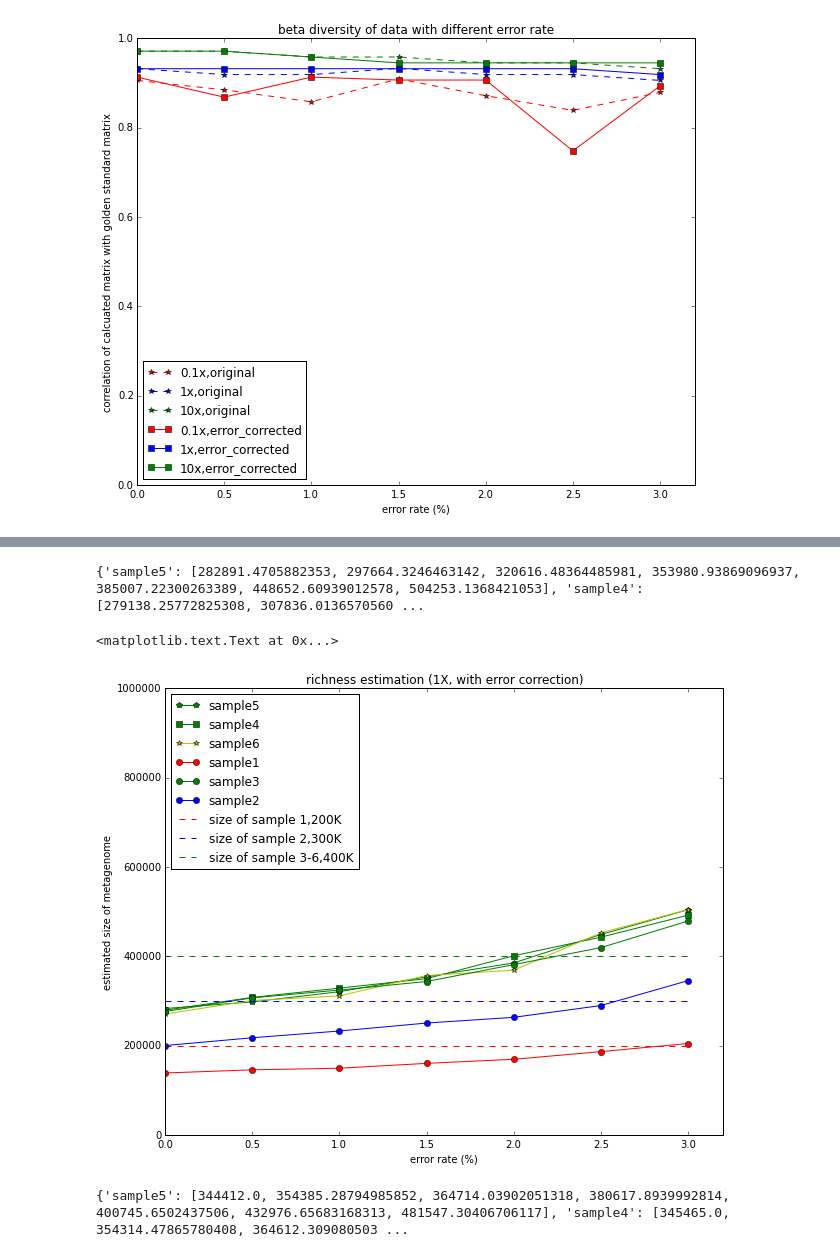
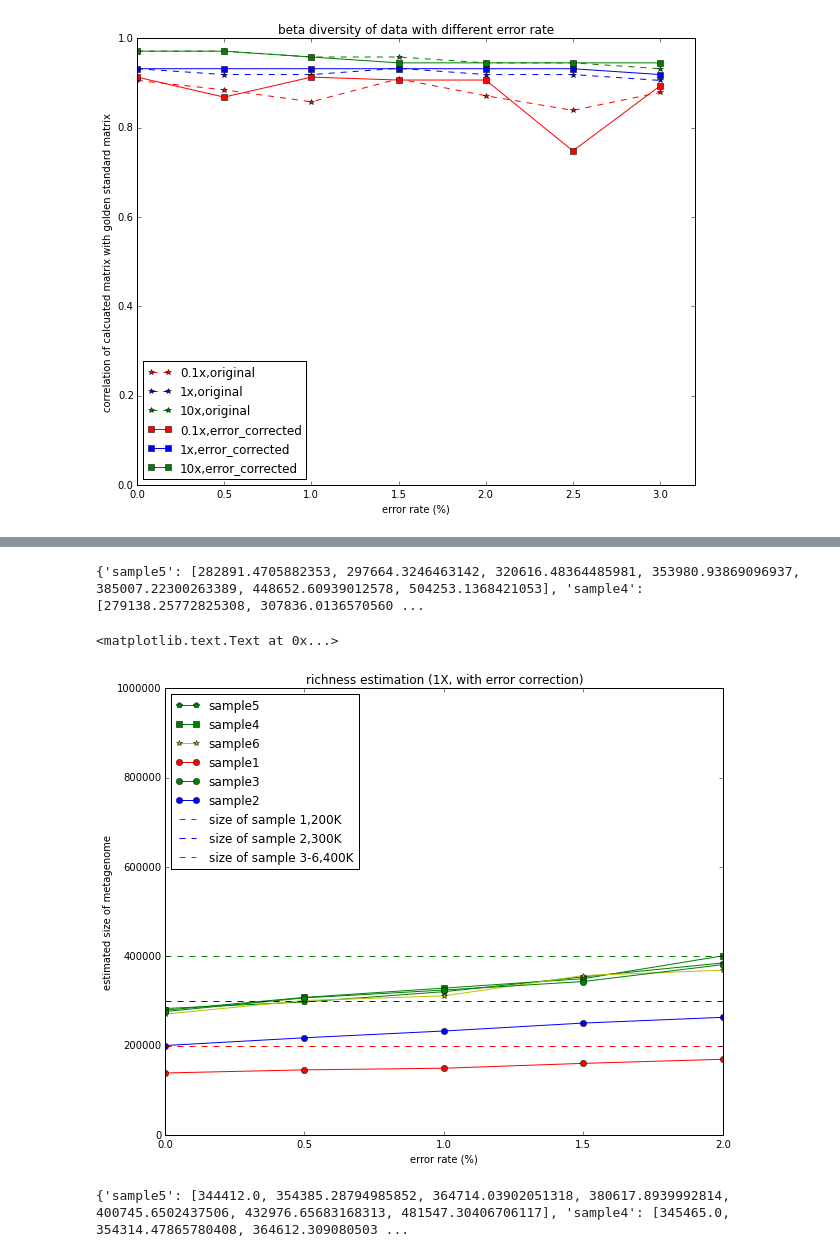
Before and after one commit to qingpeng/2013-diversity, a Jupyter notebook: notebook/influence of error rate.ipynb, the cells around one changed output, grey strips where cells are left out. Drawn from its saved outputs; the diff is of its cells as text; code cells hidden in the pictures.

```diff
--- a/notebook/influence of error rate.ipynb
+++ b/notebook/influence of error rate.ipynb
@@ -116,31 +116,31 @@ plt.title('richness estimation (0.1X, with error correction)')
 # %%
 number = {}
 color = {'sample1':'r-o','sample2':'b-o','sample3':'g-o','sample4':'g-s','sample5':'g-p','sample6':'y-*'}
 for df in alpha[1.0]:
     for c in color:
         try:
             number[c].append(df[c])
         except:
             number[c] = [df[c]]
 print number
 plt.figure(figsize=(10, 8))
 for c in color:
     plt.plot(x_list,number[c],color[c],label = c)
 
 #plt.plot(x_list,alpha[0.1],'r*--',label = '0.1x,original')
 plt.plot([0,3],[200000,200000],'r--',label='size of sample 1,200K')
 plt.plot([0,3],[300000,300000],'b--',label='size of sample 2,300K')
 plt.plot([0,3],[400000,400000],'g--',label='size of sample 3-6,400K')
 plt.legend(loc=2)
 plt.ylim(0,1000000)
-plt.xlim(0,3.2)
+plt.xlim(0,2)
 plt.xlabel('error rate (%)')
 plt.ylabel('estimated size of metagenome')
 plt.title('richness estimation (1X, with error correction)')
 # %% [output]
 {'sample5': [282891.4705882353, 297664.3246463142, 320616.48364485981, 353980.93869096937, 385007.22300263389, 448652.60939012578, 504253.1368421053], 'sample4': [279138.25772825308, 307836.0136570560 ...
 <matplotlib.text.Text at 0x...>
-[figure, old version]
+[figure, new version]
 # %%
 number = {}
 color = {'sample1':'r-o','sample2':'b-o','sample3':'g-o','sample4':'g-s','sample5':'g-p','sample6':'g-*'}
```
Also changed, not shown: parts of 2 cells of this notebook, 9 other files.
